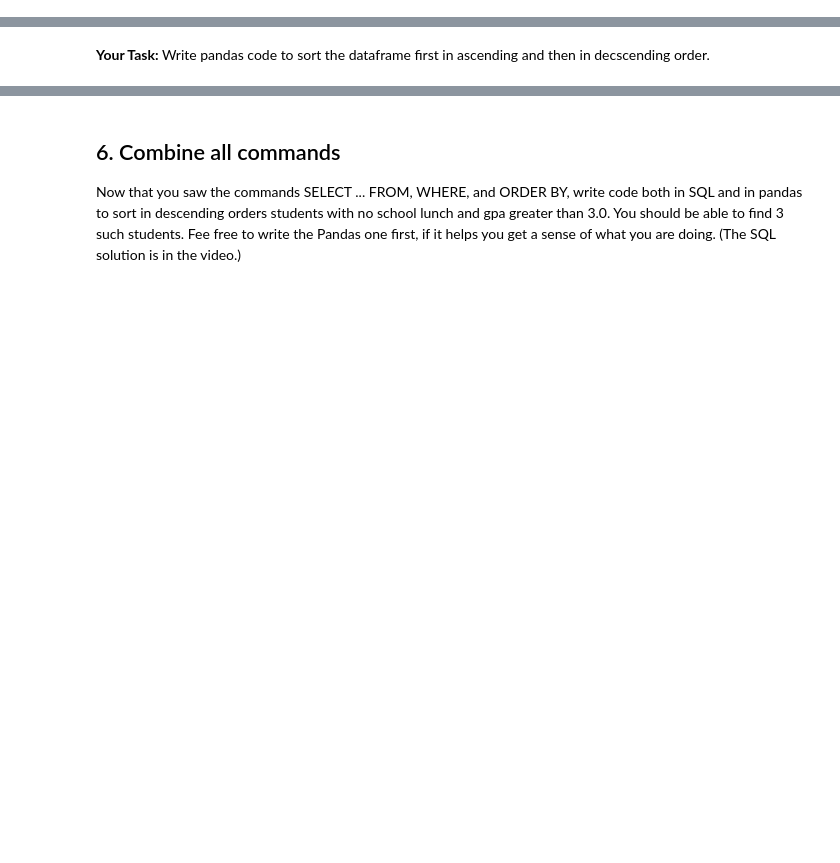
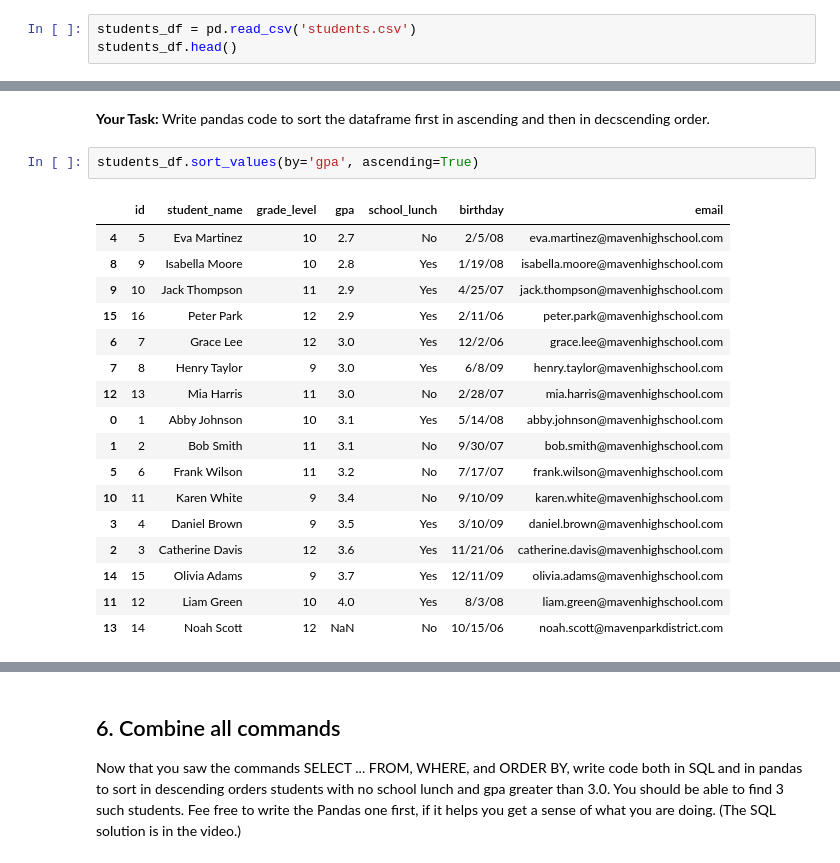
Before and after one commit to tw106hzhf/week8-tue-tasks, a Jupyter notebook: sql vs pandas/SQL tutorial.ipynb, the cells around one changed output, grey strips where cells are left out. Drawn from its saved outputs; the diff is of its cells as text; blank space fills up the shorter version.

```diff
--- a/sql vs pandas/SQL tutorial.ipynb
+++ b/sql vs pandas/SQL tutorial.ipynb
@@ -37,2 +45,5 @@ students_df.head()
 # %% [markdown]
 **Task for you:** Load the data without `index_col` parameter, what do you notice?
+# %%
+students_df = pd.read_csv('students.csv')
+students_df.head()
@@ -162,2 +375,22 @@ cursor.fetchall()
 # %% [markdown]
 **Your Task:** Write pandas code to sort the dataframe first in ascending and then in decscending order.
+# %%
+students_df.sort_values(by='gpa', ascending=True)
+# %% [output]
+|  | id | student_name | grade_level | gpa | school_lunch | birthday | email |
+| 4 | 5 | Eva Martinez | 10 | 2.7 | No | 2/5/08 | eva.martinez@mavenhighschool.com |
+| 8 | 9 | Isabella Moore | 10 | 2.8 | Yes | 1/19/08 | isabella.moore@mavenhighschool.com |
+| 9 | 10 | Jack Thompson | 11 | 2.9 | Yes | 4/25/07 | jack.thompson@mavenhighschool.com |
+| 15 | 16 | Peter Park | 12 | 2.9 | Yes | 2/11/06 | peter.park@mavenhighschool.com |
+| 6 | 7 | Grace Lee | 12 | 3.0 | Yes | 12/2/06 | grace.lee@mavenhighschool.com |
+| 7 | 8 | Henry Taylor | 9 | 3.0 | Yes | 6/8/09 | henry.taylor@mavenhighschool.com |
+| 12 | 13 | Mia Harris | 11 | 3.0 | No | 2/28/07 | mia.harris@mavenhighschool.com |
+| 0 | 1 | Abby Johnson | 10 | 3.1 | Yes | 5/14/08 | abby.johnson@mavenhighschool.com |
+| 1 | 2 | Bob Smith | 11 | 3.1 | No | 9/30/07 | bob.smith@mavenhighschool.com |
+| 5 | 6 | Frank Wilson | 11 | 3.2 | No | 7/17/07 | frank.wilson@mavenhighschool.com |
+| 10 | 11 | Karen White | 9 | 3.4 | No | 9/10/09 | karen.white@mavenhighschool.com |
+| 3 | 4 | Daniel Brown | 9 | 3.5 | Yes | 3/10/09 | daniel.brown@mavenhighschool.com |
+| 2 | 3 | Catherine Davis | 12 | 3.6 | Yes | 11/21/06 | catherine.davis@mavenhighschool.com |
+| 14 | 15 | Olivia Adams | 9 | 3.7 | Yes | 12/11/09 | olivia.adams@mavenhighschool.com |
+| 11 | 12 | Liam Green | 10 | 4.0 | Yes | 8/3/08 | liam.green@mavenhighschool.com |
+| 13 | 14 | Noah Scott | 12 | NaN | No | 10/15/06 | noah.scott@mavenparkdistrict.com |
```
Also changed, not shown: parts of 38 cells of this notebook, 6 other files.
